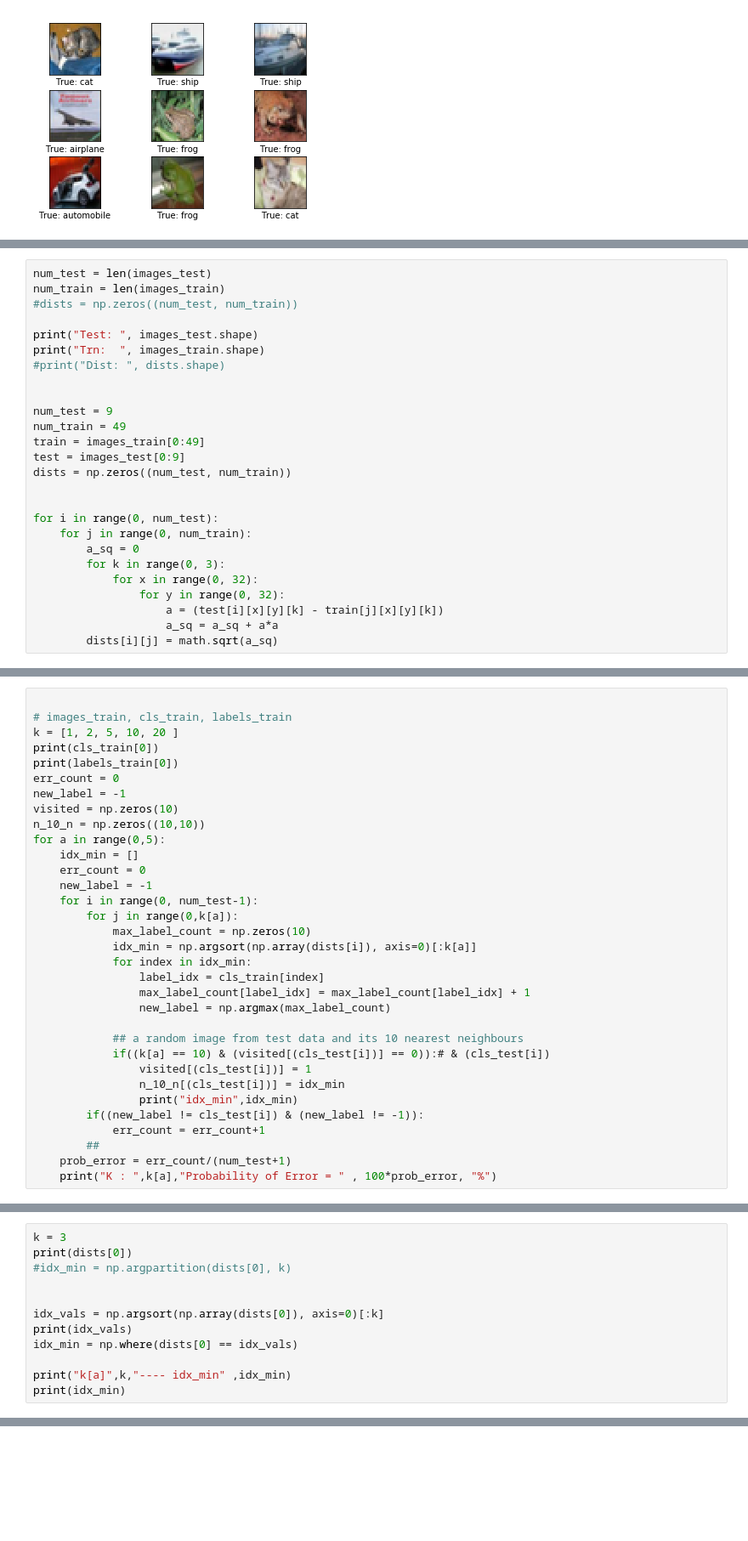
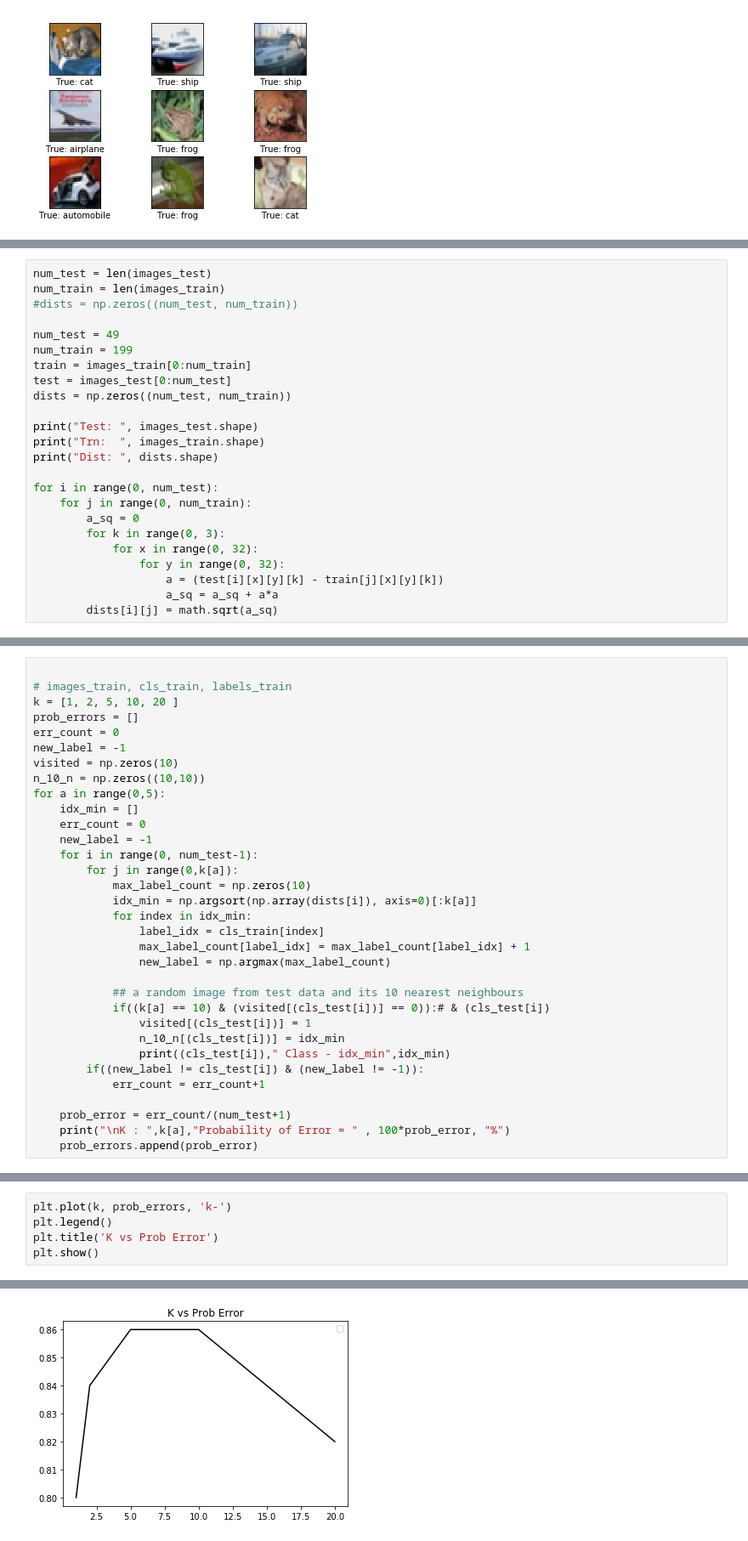
Before and after one commit to karmarv/mlearn, a Jupyter notebook: dnn-h/h1/knn/knncifar.ipynb, the cells around one changed output, grey strips where cells are left out. Shown at 85% size. Drawn from its saved outputs; the diff is of its cells as text; blank space fills up the shorter version.

```diff
--- a/dnn-h/h1/knn/knncifar.ipynb
+++ b/dnn-h/h1/knn/knncifar.ipynb
@@ -95,17 +98,15 @@ num_test = len(images_test)
 num_train = len(images_train)
 #dists = np.zeros((num_test, num_train))
 
+num_test = 49
+num_train = 199
+train = images_train[0:num_train]
+test = images_test[0:num_test]
+dists = np.zeros((num_test, num_train))
+
 print("Test: ", images_test.shape)
 print("Trn:  ", images_train.shape)
-#print("Dist: ", dists.shape)
-
-
-num_test = 9
-num_train = 49
-train = images_train[0:49]
-test = images_test[0:9]
-dists = np.zeros((num_test, num_train))
-
+print("Dist: ", dists.shape)
 
 for i in range(0, num_test):
     for j in range(0, num_train):
@@ -123,8 +125,7 @@ Trn:   (50000, 32, 32, 3)
 
 # images_train, cls_train, labels_train
 k = [1, 2, 5, 10, 20 ]
-print(cls_train[0])
-print(labels_train[0])
+prob_errors = []
 err_count = 0
 new_label = -1
 visited = np.zeros(10)
@@ -146,10 +147,11 @@ for a in range(0,5):
             if((k[a] == 10) & (visited[(cls_test[i])] == 0)):# & (cls_test[i])
                 visited[(cls_test[i])] = 1
                 n_10_n[(cls_test[i])] = idx_min
-                print("idx_min",idx_min)
+                print((cls_test[i])," Class - idx_min",idx_min)
         if((new_label != cls_test[i]) & (new_label != -1)):
             err_count = err_count+1
-        ##
+
     prob_error = err_count/(num_test+1)
-    print("K : ",k[a],"Probability of Error = " , 100*prob_error, "%")
+    print("\nK : ",k[a],"Probability of Error = " , 100*prob_error, "%")
+    prob_errors.append(prob_error)
 # %% [output]
@@ -168,12 +176,0 @@ K :  20 Probability of Error =  70.0 %
-# %%
-k = 3
-print(dists[0])
-#idx_min = np.argpartition(dists[0], k)
-
-
-idx_vals = np.argsort(np.array(dists[0]), axis=0)[:k]
-print(idx_vals)
-idx_min = np.where(dists[0] == idx_vals)
-
-print("k[a]",k,"---- idx_min" ,idx_min)
-print(idx_min)
@@ -200,0 +182,6 @@ print(a[ind])
+# %%
+plt.plot(k, prob_errors, 'k-')
+plt.legend()
+plt.title('K vs Prob Error')
+plt.show()
+# %% [output]
@@ -200,0 +189 @@ print(a[ind])
+[figure, added]
```
Also changed, not shown: parts of 8 cells of this notebook, 24 other files.
